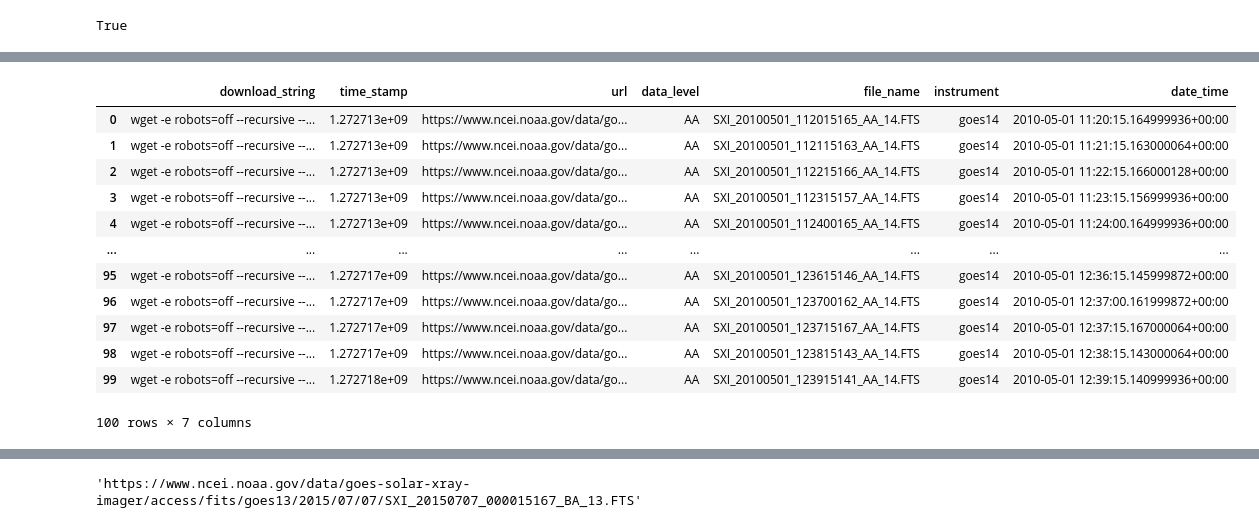
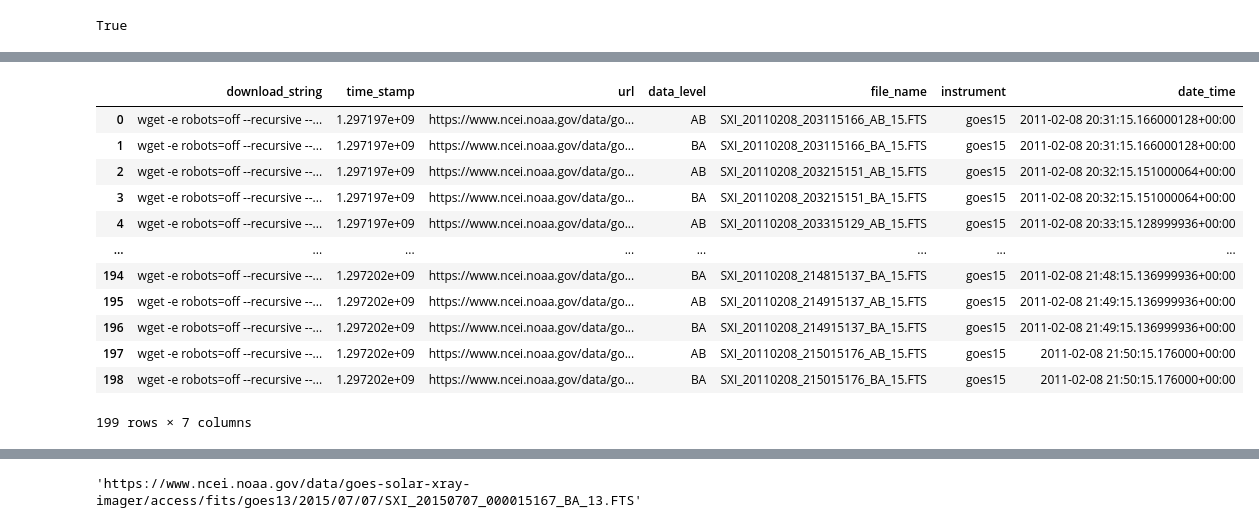
Before and after one commit to jpadial15/ALEXIS_pipeline, a Jupyter notebook: jupyter_notebooks/create_sxi_avail.ipynb, the cells around one changed output, grey strips where cells are left out. Drawn from its saved outputs; the diff is of its cells as text; code cells hidden in the pictures.

Commit message:
test sxi avail with new date

```diff
--- a/jupyter_notebooks/create_sxi_avail.ipynb
+++ b/jupyter_notebooks/create_sxi_avail.ipynb
@@ -224,8 +224,10 @@ True
 # %%
 # ruffus has run on a test set of dates. we can query sxi_availability.db
 
-the_datetime = pd.Timestamp('2010-05-01T12:00:00', tz = 'utc')
+the_datetime = pd.Timestamp('2011-02-08 21:11:00.08', tz = 'utc')
+# input_time_list = ['2011-02-08 21:11:00.08']
 print(the_datetime)
 
-query_the_data.sxi_availability_sql_db(input_datetime = the_datetime, query_time = 40)
+sxi_data = query_the_data.sxi_availability_sql_db(input_datetime = the_datetime, query_time = 40)
+sxi_data
 # %% [output]
@@ -233,13 +235,13 @@ query_the_data.sxi_availability_sql_db(input_datetime = the_datetime, query_time
 |  | download_string | time_stamp | url | data_level | file_name | instrument | date_time |
-| 0 | wget -e robots=off --recursive --... | 1.272713e+09 | https://www.ncei.noaa.gov/data/go... | AA | SXI_20100501_112015165_AA_14.FTS | goes14 | 2010-05-01 11:20:15.164999936+00:00 |
-| 1 | wget -e robots=off --recursive --... | 1.272713e+09 | https://www.ncei.noaa.gov/data/go... | AA | SXI_20100501_112115163_AA_14.FTS | goes14 | 2010-05-01 11:21:15.163000064+00:00 |
-| 2 | wget -e robots=off --recursive --... | 1.272713e+09 | https://www.ncei.noaa.gov/data/go... | AA | SXI_20100501_112215166_AA_14.FTS | goes14 | 2010-05-01 11:22:15.166000128+00:00 |
-| 3 | wget -e robots=off --recursive --... | 1.272713e+09 | https://www.ncei.noaa.gov/data/go... | AA | SXI_20100501_112315157_AA_14.FTS | goes14 | 2010-05-01 11:23:15.156999936+00:00 |
-| 4 | wget -e robots=off --recursive --... | 1.272713e+09 | https://www.ncei.noaa.gov/data/go... | AA | SXI_20100501_112400165_AA_14.FTS | goes14 | 2010-05-01 11:24:00.164999936+00:00 |
+| 0 | wget -e robots=off --recursive --... | 1.297197e+09 | https://www.ncei.noaa.gov/data/go... | AB | SXI_20110208_203115166_AB_15.FTS | goes15 | 2011-02-08 20:31:15.166000128+00:00 |
+| 1 | wget -e robots=off --recursive --... | 1.297197e+09 | https://www.ncei.noaa.gov/data/go... | BA | SXI_20110208_203115166_BA_15.FTS | goes15 | 2011-02-08 20:31:15.166000128+00:00 |
+| 2 | wget -e robots=off --recursive --... | 1.297197e+09 | https://www.ncei.noaa.gov/data/go... | AB | SXI_20110208_203215151_AB_15.FTS | goes15 | 2011-02-08 20:32:15.151000064+00:00 |
+| 3 | wget -e robots=off --recursive --... | 1.297197e+09 | https://www.ncei.noaa.gov/data/go... | BA | SXI_20110208_203215151_BA_15.FTS | goes15 | 2011-02-08 20:32:15.151000064+00:00 |
+| 4 | wget -e robots=off --recursive --... | 1.297197e+09 | https://www.ncei.noaa.gov/data/go... | AB | SXI_20110208_203315129_AB_15.FTS | goes15 | 2011-02-08 20:33:15.128999936+00:00 |
 | ... | ... | ... | ... | ... | ... | ... | ... |
-| 95 | wget -e robots=off --recursive --... | 1.272717e+09 | https://www.ncei.noaa.gov/data/go... | AA | SXI_20100501_123615146_AA_14.FTS | goes14 | 2010-05-01 12:36:15.145999872+00:00 |
-| 96 | wget -e robots=off --recursive --... | 1.272717e+09 | https://www.ncei.noaa.gov/data/go... | AA | SXI_20100501_123700162_AA_14.FTS | goes14 | 2010-05-01 12:37:00.161999872+00:00 |
-| 97 | wget -e robots=off --recursive --... | 1.272717e+09 | https://www.ncei.noaa.gov/data/go... | AA | SXI_20100501_123715167_AA_14.FTS | goes14 | 2010-05-01 12:37:15.167000064+00:00 |
-| 98 | wget -e robots=off --recursive --... | 1.272717e+09 | https://www.ncei.noaa.gov/data/go... | AA | SXI_20100501_123815143_AA_14.FTS | goes14 | 2010-05-01 12:38:15.143000064+00:00 |
-| 99 | wget -e robots=off --recursive --... | 1.272718e+09 | https://www.ncei.noaa.gov/data/go... | AA | SXI_20100501_123915141_AA_14.FTS | goes14 | 2010-05-01 12:39:15.140999936+00:00 |
+| 194 | wget -e robots=off --recursive --... | 1.297202e+09 | https://www.ncei.noaa.gov/data/go... | BA | SXI_20110208_214815137_BA_15.FTS | goes15 | 2011-02-08 21:48:15.136999936+00:00 |
+| 195 | wget -e robots=off --recursive --... | 1.297202e+09 | https://www.ncei.noaa.gov/data/go... | AB | SXI_20110208_214915137_AB_15.FTS | goes15 | 2011-02-08 21:49:15.136999936+00:00 |
+| 196 | wget -e robots=off --recursive --... | 1.297202e+09 | https://www.ncei.noaa.gov/data/go... | BA | SXI_20110208_214915137_BA_15.FTS | goes15 | 2011-02-08 21:49:15.136999936+00:00 |
+| 197 | wget -e robots=off --recursive --... | 1.297202e+09 | https://www.ncei.noaa.gov/data/go... | AB | SXI_20110208_215015176_AB_15.FTS | goes15 | 2011-02-08 21:50:15.176000+00:00 |
+| 198 | wget -e robots=off --recursive --... | 1.297202e+09 | https://www.ncei.noaa.gov/data/go... | BA | SXI_20110208_215015176_BA_15.FTS | goes15 | 2011-02-08 21:50:15.176000+00:00 |
-100 rows × 7 columns
+199 rows × 7 columns
```
Also changed, not shown: parts of 3 cells of this notebook.
